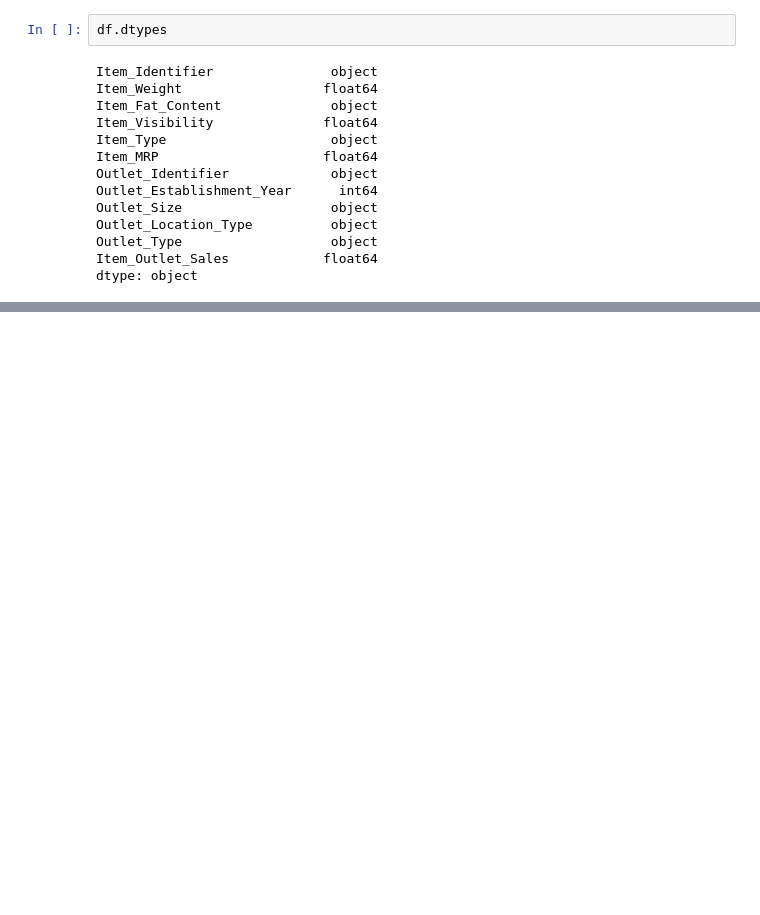
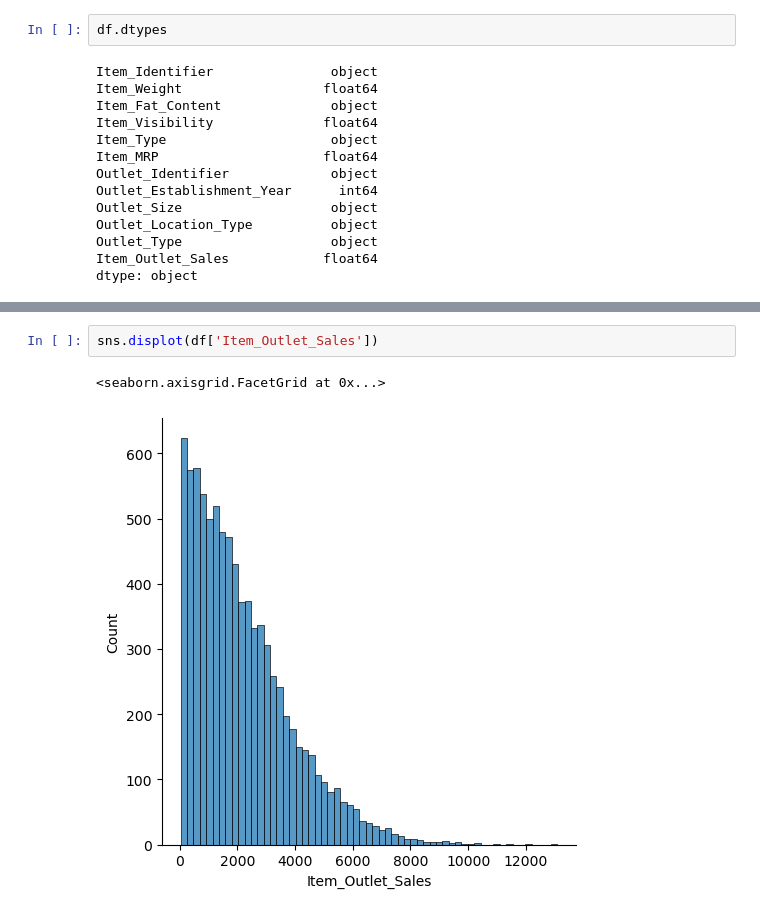
Before and after one commit to Harsithreddymajjigapu/22PROJECTS, a Jupyter notebook: projec.ipynb, the cells around one changed output, grey strips where cells are left out. Cells and saved outputs as stored; diff of their text form; blank space fills up the shorter version.

```diff
--- a/projec.ipynb
+++ b/projec.ipynb
@@ -27,0 +124,5 @@ dtype: object
+# %%
+sns.displot(df['Item_Outlet_Sales'])
+# %% [output]
+<seaborn.axisgrid.FacetGrid at 0x...>
+[figure, added]
```
Also changed, not shown: parts of 17 cells of this notebook.
